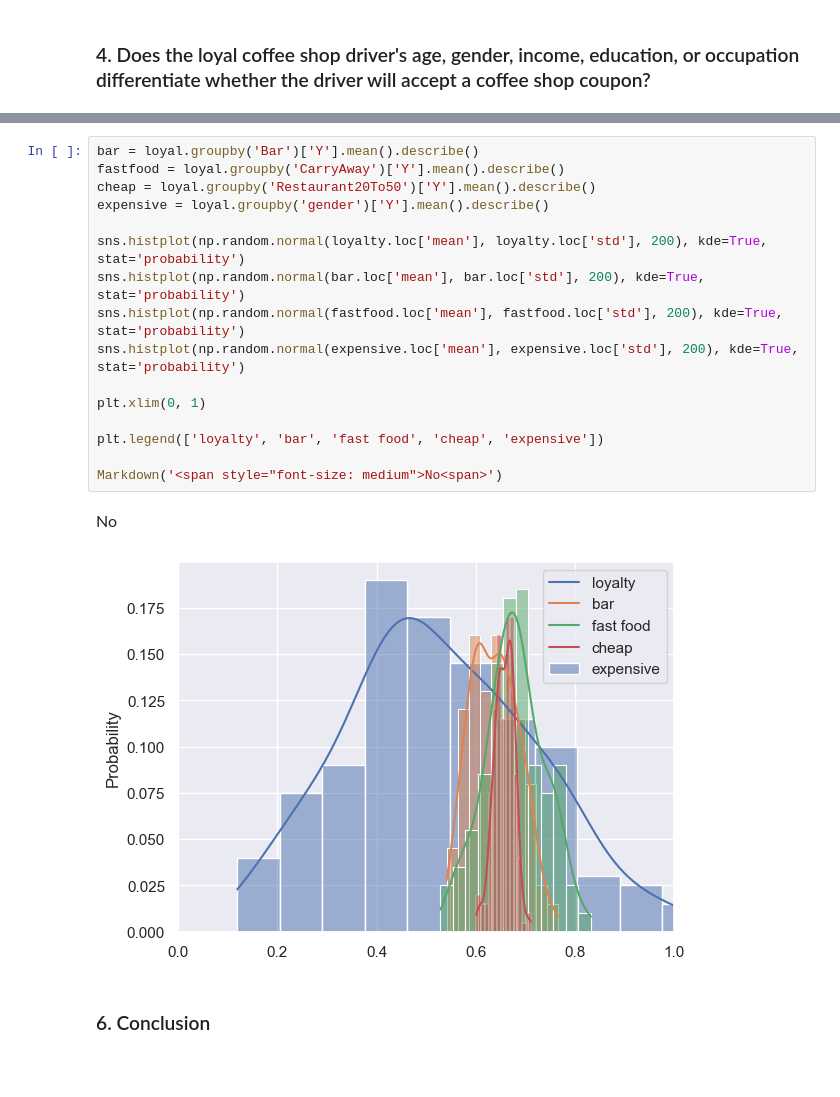
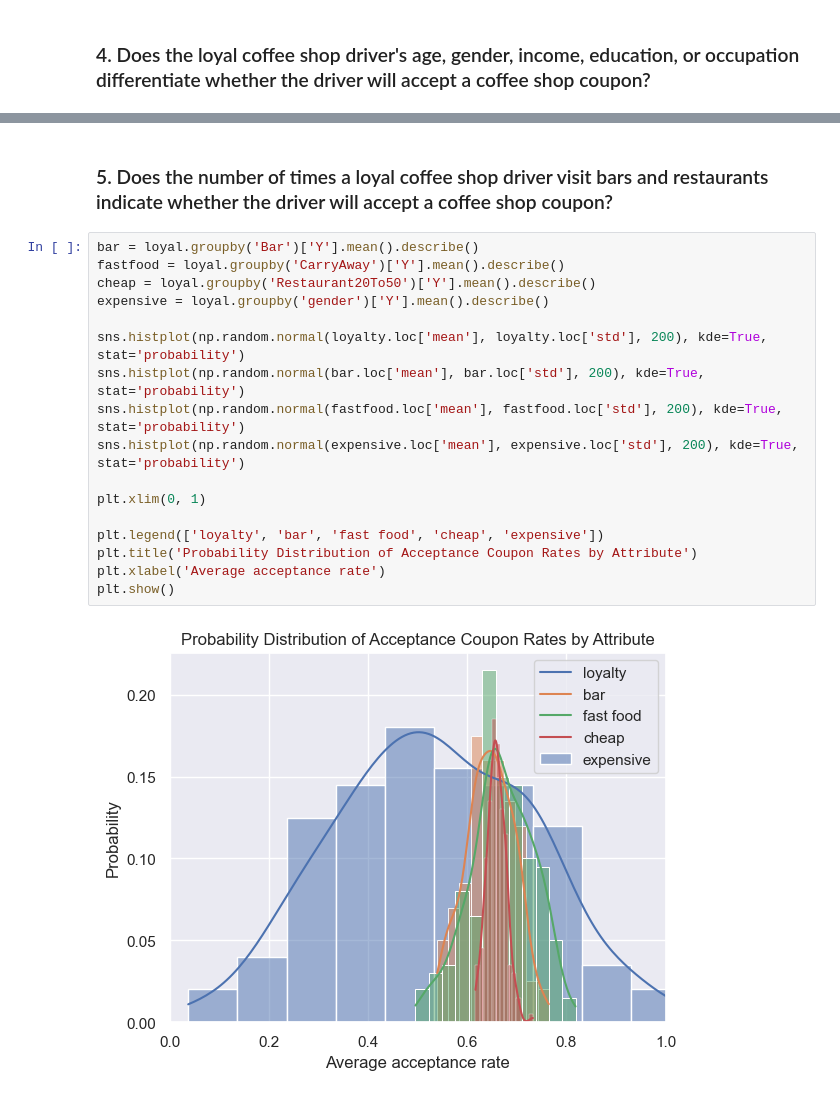
Before and after one commit to pasmith/ucb-mlai-mod-5, a Jupyter notebook: prompt.ipynb, the cells around one changed output, grey strips where cells are left out. Drawn from its saved outputs; the diff is of its cells as text; blank space fills up the shorter version.

```diff
--- a/prompt.ipynb
+++ b/prompt.ipynb
@@ -638,21 +652,21 @@ Markdown('<span style="font-size: medium">No<span>. We know from before that loy
+# %% [markdown]
+### 5. Does the number of times a loyal coffee shop driver visit bars and restaurants indicate whether the driver will accept a coffee shop coupon?
 # %%
 bar = loyal.groupby('Bar')['Y'].mean().describe()
 fastfood = loyal.groupby('CarryAway')['Y'].mean().describe()
 cheap = loyal.groupby('Restaurant20To50')['Y'].mean().describe()
 expensive = loyal.groupby('gender')['Y'].mean().describe()
 
 sns.histplot(np.random.normal(loyalty.loc['mean'], loyalty.loc['std'], 200), kde=True, stat='probability')
 sns.histplot(np.random.normal(bar.loc['mean'], bar.loc['std'], 200), kde=True, stat='probability')
 sns.histplot(np.random.normal(fastfood.loc['mean'], fastfood.loc['std'], 200), kde=True, stat='probability')
 sns.histplot(np.random.normal(expensive.loc['mean'], expensive.loc['std'], 200), kde=True, stat='probability')
 
 plt.xlim(0, 1)
 
 plt.legend(['loyalty', 'bar', 'fast food', 'cheap', 'expensive'])
-
-Markdown('<span style="font-size: medium">No<span>')
+plt.title('Probability Distribution of Acceptance Coupon Rates by Attribute')
+plt.xlabel('Average acceptance rate')
+plt.show()
 # %% [output]
-<span style="font-size: medium">No<span>
-[figure, old version]
+[figure, new version]
-# %% [markdown]
-### 6. Conclusion
```
Also changed, not shown: parts of 23 cells of this notebook, 1 other file.
